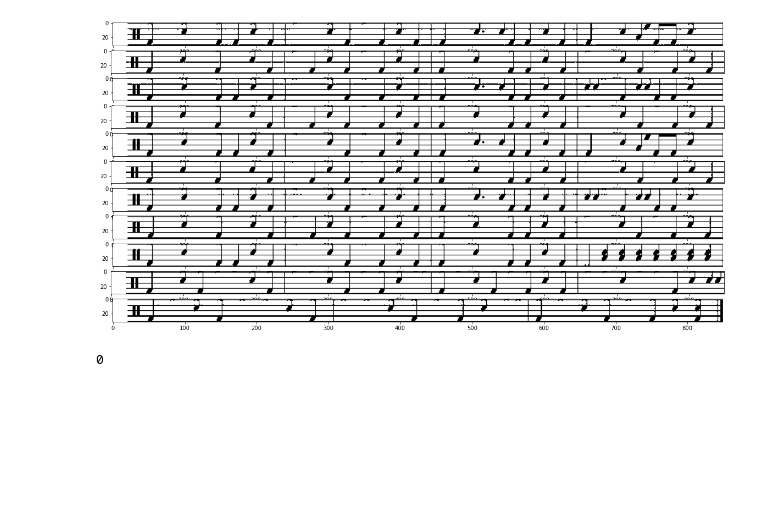
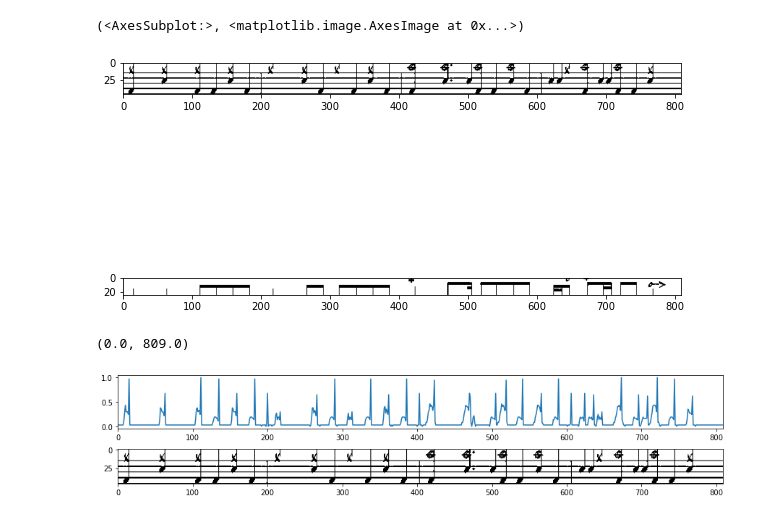
Before and after one commit to SoobumKim/Audio_Deep_Learning, a Jupyter notebook: Detection 5line_v6.ipynb, the cells around one changed output. Cells and saved outputs as stored; diff of their text form; code cells hidden in the pictures; blank space fills up the shorter version.

Commit message:
Detection 5-lines and notes

```diff
--- a/Detection 5line_v6.ipynb
+++ b/Detection 5line_v6.ipynb
@@ -33,18 +33,15 @@ def detect_staff(music_sheet):
     row_hist_norm = 1-row_hist_norm
     staff,_ = signal.find_peaks(row_hist_norm, height=0.9)
 
-    s_staff = []
+    s_staff_b = []
+    s_staff_n = []
     e_staff = []
 
     for i in range(len(staff)):
         if i%5 == 0:
-            s_staff.append(staff[i]-1)
+            s_staff_b.append(staff[i]-40)
+            s_staff_n.append(staff[i]-15)
         elif i%5 == 4:
             e_staff.append(staff[i]+1)
 
-    staff_crop = []
-
-    for j in range(len(staff)//5):
-        staff_crop.append(music_sheet_bi[s_staff[j]:e_staff[j],0:-1])
-
-    return staff_crop
+    return music_sheet_bi, s_staff_b, s_staff_n, e_staff
@@ -51,14 +87,36 @@ def detect_staff(music_sheet):
 # %%
 music_sheet = cv.imread('C:/Users/ADmin/Desktop/drum/music_sheet/'+'/6.jpg',0)
 
-staff_crop = detect_staff(music_sheet)
+music_sheet_bi, s_staff_b, s_staff_n, e_staff = detect_staff(music_sheet)
 
-plt.figure(figsize=[20,10])
-for i in range(len(staff_crop)):
-    plt.subplot(11,1,i+1),plt.imshow(staff_crop[i],cmap='gray')
+start = cv.imread('C:/Users/ADmin/Desktop/start.jpg',0)
+
+meth = 'cv.TM_CCOEFF'
+method = eval(meth)
+
+img2, _, _, staff_crops_n, staff_crops_b = crop_staff(music_sheet_bi,start,method,s_staff_b,s_staff_n,e_staff,0.9)
+
+plt.figure(figsize=[10,7])
+plt.subplot(2,1,1),plt.imshow(staff_crops_n[2],cmap='gray')
+plt.subplot(2,1,2),plt.imshow(staff_crops_b[2],cmap='gray')
 # %% [output]
+(<AxesSubplot:>, <matplotlib.image.AxesImage at 0x...>)
-[figure, old version]
+[figure, new version]
-# %%
-e_index
-# %% [output]
-0
+# %%
+crop_notes = staff_crops_n[2]
+col_hist = np.sum(crop_notes, axis=0)
+col_hist = np.float32(col_hist)
+col_hist_norm = col_hist.copy()
+
+cv.normalize(col_hist,col_hist_norm,0,1, norm_type=cv.NORM_MINMAX)
+
+inv_col_hist_norm = 1-col_hist_norm
+
+plt.figure(figsize=[15,3])
+plt.subplot(2,1,1),plt.plot(inv_col_hist_norm)
+plt.xlim(0,len(inv_col_hist_norm))
+plt.subplot(2,1,2), plt.imshow(crop_notes,cmap = 'gray')
+plt.xlim(0,len(inv_col_hist_norm))
+# %% [output]
+(0.0, 809.0)
+[figure, added]
```
Also changed, not shown: parts of 20 cells of this notebook.
